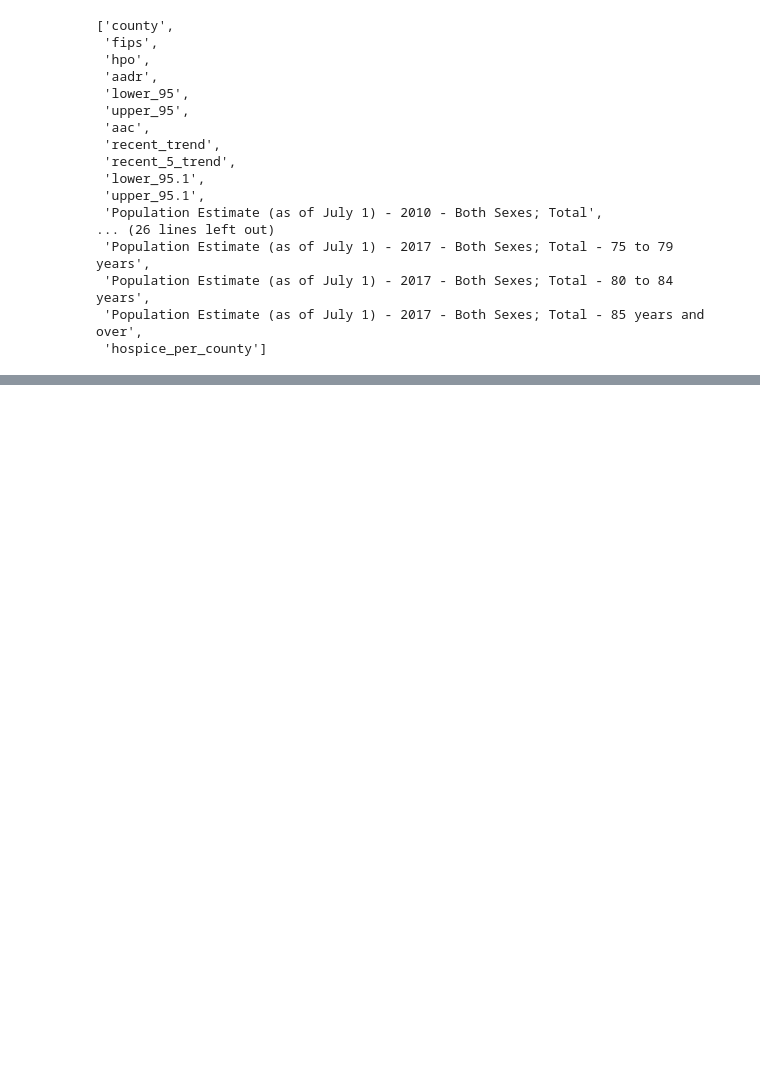
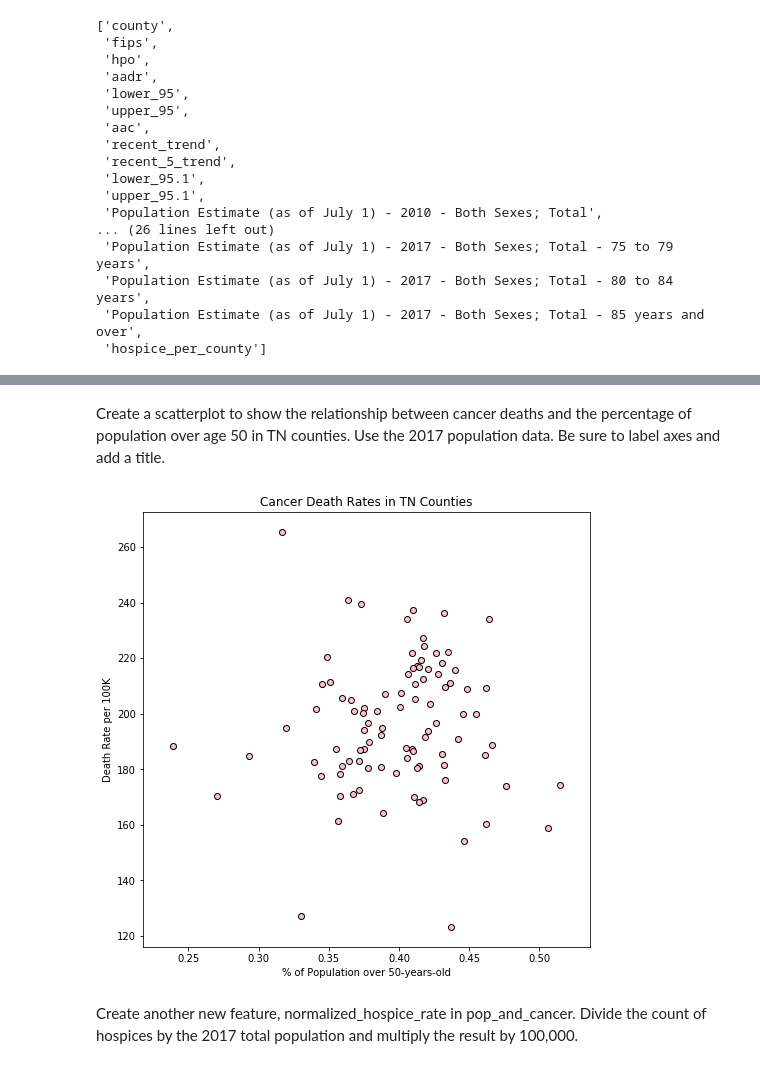
Before and after one commit to Leungam/vanderbilt-aspire-data-essentials, a Jupyter notebook: First_Notebook_data_essentials.ipynb, the cells around one changed output, grey strips where cells are left out. Cells and saved outputs as stored; diff of their text form; code cells hidden in the pictures; blank space fills up the shorter version.

```diff
--- a/First_Notebook_data_essentials.ipynb
+++ b/First_Notebook_data_essentials.ipynb
@@ -426,0 +459,26 @@ pop_and_cancer_df.loc[pop_and_cancer_df['hospice_per_county'] > 2, ['county']]
+# %%
+pop_and_cancer_df = pop_and_cancer_df.drop(['Population Estimate (as of July 1) - 2010 - Both Sexes; Total - 50 to 54 years',
+ 'Population Estimate (as of July 1) - 2010 - Both Sexes; Total - 55 to 59 years',
+ 'Population Estimate (as of July 1) - 2010 - Both Sexes; Total - 60 to 64 years',
+ 'Population Estimate (as of July 1) - 2010 - Both Sexes; Total - 65 to 69 years',
+ 'Population Estimate (as of July 1) - 2010 - Both Sexes; Total - 70 to 74 years',
+ 'Population Estimate (as of July 1) - 2010 - Both Sexes; Total - 75 to 79 years',
+ 'Population Estimate (as of July 1) - 2010 - Both Sexes; Total - 80 to 84 years',
+ 'Population Estimate (as of July 1) - 2010 - Both Sexes; Total - 85 years and over',
+ 'Population Estimate (as of July 1) - 2014 - Both Sexes; Total - 50 to 54 years',
+ 'Population Estimate (as of July 1) - 2014 - Both Sexes; Total - 55 to 59 years',
+ 'Population Estimate (as of July 1) - 2014 - Both Sexes; Total - 60 to 64 years',
+ 'Population Estimate (as of July 1) - 2014 - Both Sexes; Total - 65 to 69 years',
+ 'Population Estimate (as of July 1) - 2014 - Both Sexes; Total - 70 to 74 years',
+ 'Population Estimate (as of July 1) - 2014 - Both Sexes; Total - 75 to 79 years',
+ 'Population Estimate (as of July 1) - 2014 - Both Sexes; Total - 80 to 84 years',
+ 'Population Estimate (as of July 1) - 2014 - Both Sexes; Total - 85 years and over',
+ 'Population Estimate (as of July 1) - 2017 - Both Sexes; Total - 50 to 54 years',
+ 'Population Estimate (as of July 1) - 2017 - Both Sexes; Total - 55 to 59 years',
+ 'Population Estimate (as of July 1) - 2017 - Both Sexes; Total - 60 to 64 years',
+ 'Population Estimate (as of July 1) - 2017 - Both Sexes; Total - 65 to 69 years',
+ 'Population Estimate (as of July 1) - 2017 - Both Sexes; Total - 70 to 74 years',
+ 'Population Estimate (as of July 1) - 2017 - Both Sexes; Total - 75 to 79 years',
+ 'Population Estimate (as of July 1) - 2017 - Both Sexes; Total - 80 to 84 years',
+ 'Population Estimate (as of July 1) - 2017 - Both Sexes; Total - 85 years and over'], axis = 1)
+pop_and_cancer_df.head()
@@ -426,0 +493,5 @@ pop_and_cancer_df.loc[pop_and_cancer_df['hospice_per_county'] > 2, ['county']]
+# %%
+#df.rename(index=str, columns={"A": "a", "B": "c"})
+pop_and_cancer_df = pop_and_cancer_df.rename(index = str, columns = {"Population Estimate (as of July 1) - 2010 - Both Sexes; Total" : "pop_total_2010",
+                                                "Population Estimate (as of July 1) - 2014 - Both Sexes; Total" : "pop_total_2014",
+                                                "Population Estimate (as of July 1) - 2017 - Both Sexes; Total" : "pop_total_2017"})
@@ -426,0 +509,5 @@ pop_and_cancer_df.loc[pop_and_cancer_df['hospice_per_county'] > 2, ['county']]
+# %%
+pop_and_cancer_df['percent_pop_over_50_2010'] = pop_and_cancer_df.over50_2010 / pop_and_cancer_df.pop_total_2010
+pop_and_cancer_df['percent_pop_over_50_2014'] = pop_and_cancer_df.over50_2014 / pop_and_cancer_df.pop_total_2014
+pop_and_cancer_df['percent_pop_over_50_2017'] = pop_and_cancer_df.over50_2017 / pop_and_cancer_df.pop_total_2017
+pop_and_cancer_df.head(5)
@@ -428,0 +544,14 @@ pop_and_cancer_df.loc[pop_and_cancer_df['hospice_per_county'] > 2, ['county']]
+# %% [markdown]
+Create a scatterplot to show the relationship between cancer deaths and the percentage of population over age 50 in TN counties. Use the 2017 population data. Be sure to label axes and add a title.
+# %%
+plt.figure(figsize = (8,8))
+plt.scatter(pop_and_cancer_df.percent_pop_over_50_2017, pop_and_cancer_df.aadr,
+            color = 'pink', edgecolor = 'black')
+plt.xlabel('% of Population over 50-years-old')
+plt.ylabel('Death Rate per 100K')
+plt.title('Cancer Death Rates in TN Counties')
+plt.show()
+# %% [output]
+[figure, added]
+# %% [markdown]
+Create another new feature, normalized_hospice_rate in pop_and_cancer. Divide the count of hospices by the 2017 total population and multiply the result by 100,000.
```
Also changed, not shown: parts of 38 cells of this notebook.
